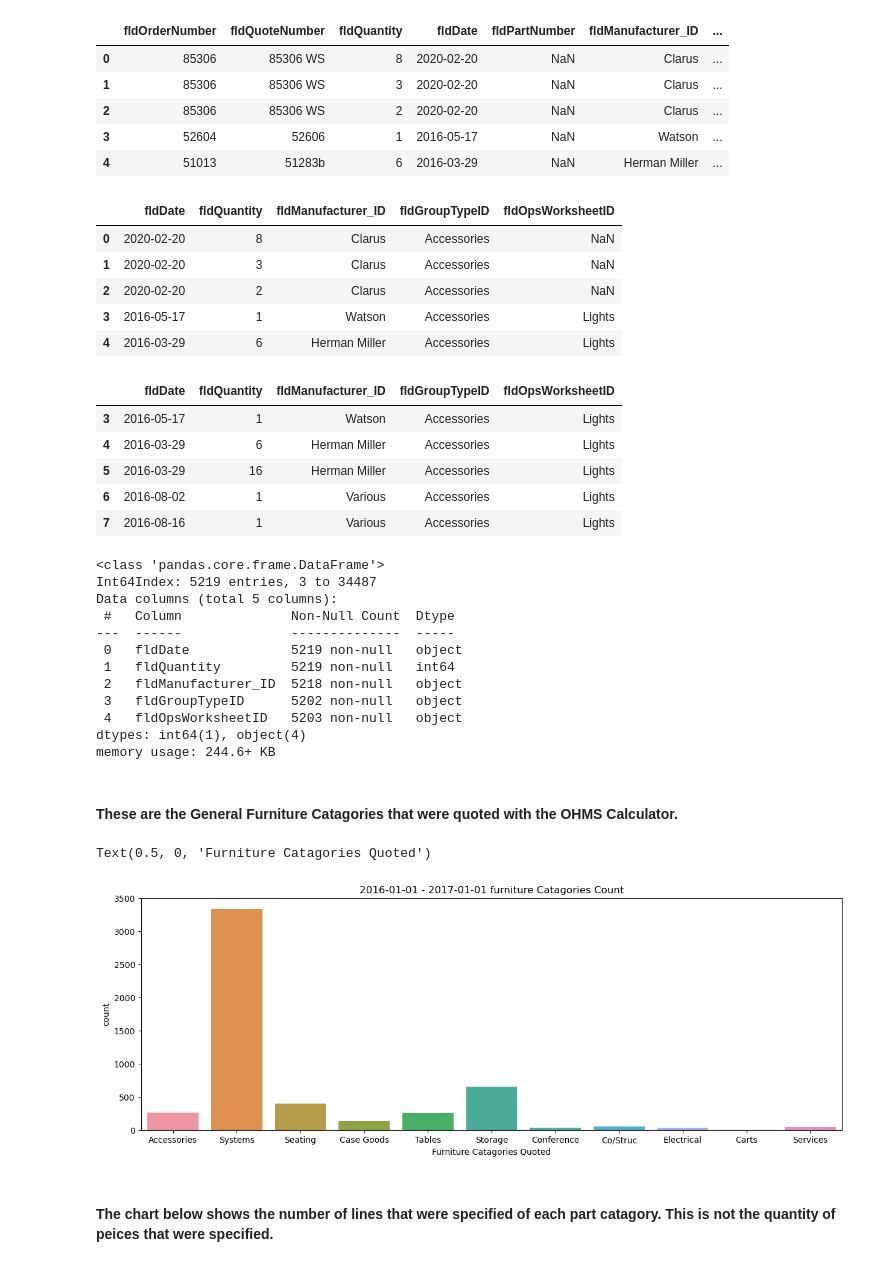
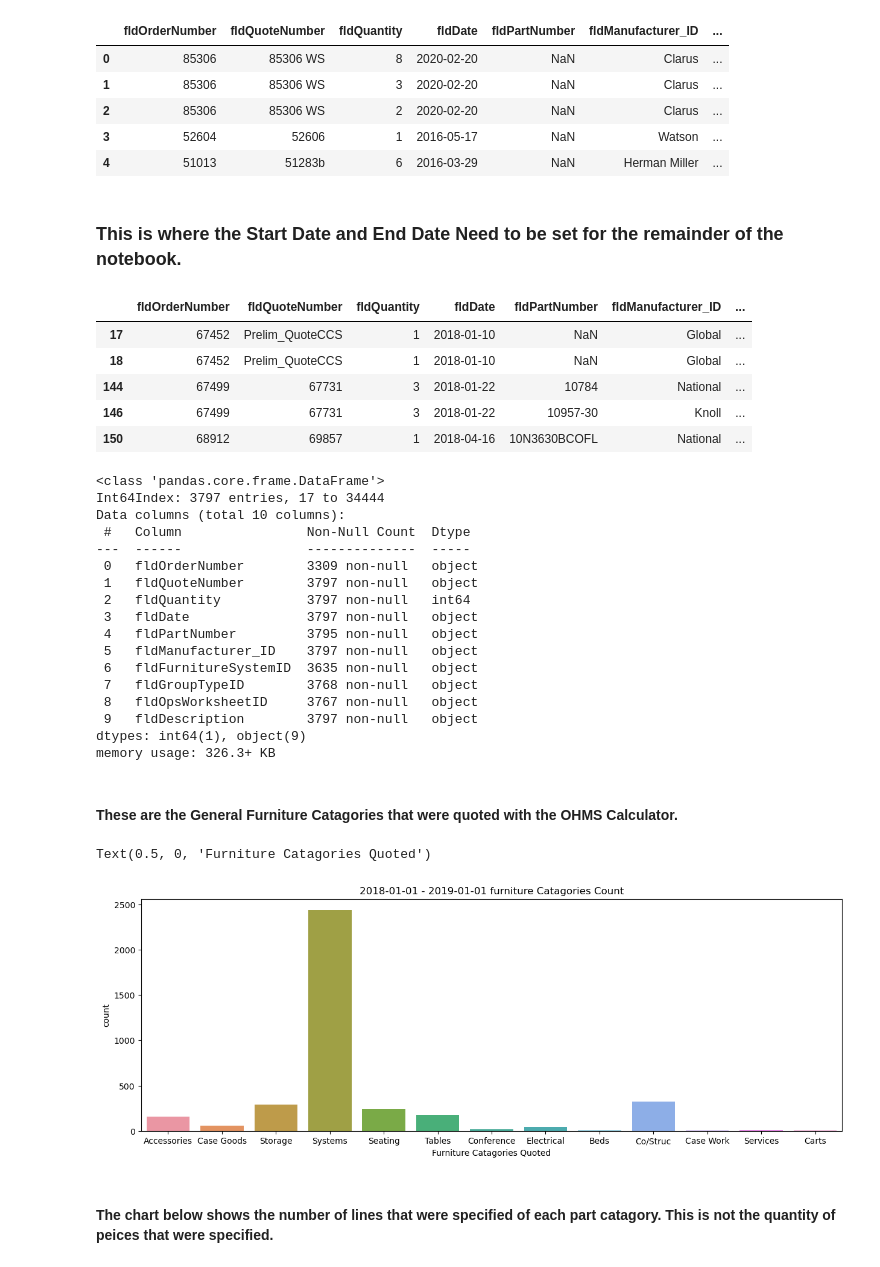
Before and after one commit to Alum-Truetime/OHMS_Data_Analysis, a Jupyter notebook: OHMS_Python/Capstone_Data_Analysis.ipynb, the cells around one changed output. Saved outputs shown, nothing was run; the diff lists cells and outputs as text; code cells hidden in the pictures.

Commit message:
Preliminary Python Notebook Completed.

```diff
--- a/OHMS_Python/Capstone_Data_Analysis.ipynb
+++ b/OHMS_Python/Capstone_Data_Analysis.ipynb
@@ -26,56 +26,53 @@ df.head()
 | 2 | 85306 | 85306 WS | 2 | 2020-02-20 | NaN | Clarus | ... |
 | 3 | 52604 | 52606 | 1 | 2016-05-17 | NaN | Watson | ... |
 | 4 | 51013 | 51283b | 6 | 2016-03-29 | NaN | Herman Miller | ... |
-# %%
-df1 = df[['fldDate', 'fldQuantity', 'fldManufacturer_ID', 'fldGroupTypeID', 'fldOpsWorksheetID']]
-df1.head()
-# %% [output]
-|  | fldDate | fldQuantity | fldManufacturer_ID | fldGroupTypeID | fldOpsWorksheetID |
-| 0 | 2020-02-20 | 8 | Clarus | Accessories | NaN |
-| 1 | 2020-02-20 | 3 | Clarus | Accessories | NaN |
-| 2 | 2020-02-20 | 2 | Clarus | Accessories | NaN |
-| 3 | 2016-05-17 | 1 | Watson | Accessories | Lights |
-| 4 | 2016-03-29 | 6 | Herman Miller | Accessories | Lights |
+# %% [markdown]
+### This is where the Start Date and End Date Need to be set for the remainder of the notebook.
 # %%
-StartDate = '2016-01-01'
-EndDate = '2017-01-01'
-df2 = df1.loc[(df1['fldDate'] >= StartDate) & (df1['fldDate'] < EndDate)]
+StartDate = '2018-01-01'
+EndDate = '2019-01-01'
+df2 = df.loc[(df['fldDate'] >= StartDate) & (df['fldDate'] < EndDate)]
 df2.head()
 # %% [output]
-|  | fldDate | fldQuantity | fldManufacturer_ID | fldGroupTypeID | fldOpsWorksheetID |
-| 3 | 2016-05-17 | 1 | Watson | Accessories | Lights |
-| 4 | 2016-03-29 | 6 | Herman Miller | Accessories | Lights |
-| 5 | 2016-03-29 | 16 | Herman Miller | Accessories | Lights |
-| 6 | 2016-08-02 | 1 | Various | Accessories | Lights |
-| 7 | 2016-08-16 | 1 | Various | Accessories | Lights |
+|  | fldOrderNumber | fldQuoteNumber | fldQuantity | fldDate | fldPartNumber | fldManufacturer_ID | ... |
+| 17 | 67452 | Prelim_QuoteCCS | 1 | 2018-01-10 | NaN | Global | ... |
+| 18 | 67452 | Prelim_QuoteCCS | 1 | 2018-01-10 | NaN | Global | ... |
+| 144 | 67499 | 67731 | 3 | 2018-01-22 | 10784 | National | ... |
+| 146 | 67499 | 67731 | 3 | 2018-01-22 | 10957-30 | Knoll | ... |
+| 150 | 68912 | 69857 | 1 | 2018-04-16 | 10N3630BCOFL | National | ... |
 # %%
 df2.info()
 # %% [output]
 <class 'pandas.core.frame.DataFrame'>
-Int64Index: 5219 entries, 3 to 34487
-Data columns (total 5 columns):
- #   Column              Non-Null Count  Dtype
----  ------              --------------  -----
- 0   fldDate             5219 non-null   object
- 1   fldQuantity         5219 non-null   int64
- 2   fldManufacturer_ID  5218 non-null   object
- 3   fldGroupTypeID      5202 non-null   object
- 4   fldOpsWorksheetID   5203 non-null   object
-dtypes: int64(1), object(4)
-memory usage: 244.6+ KB
+Int64Index: 3797 entries, 17 to 34444
+Data columns (total 10 columns):
+ #   Column                Non-Null Count  Dtype
+---  ------                --------------  -----
+ 0   fldOrderNumber        3309 non-null   object
+ 1   fldQuoteNumber        3797 non-null   object
+ 2   fldQuantity           3797 non-null   int64
+ 3   fldDate               3797 non-null   object
+ 4   fldPartNumber         3795 non-null   object
+ 5   fldManufacturer_ID    3797 non-null   object
+ 6   fldFurnitureSystemID  3635 non-null   object
+ 7   fldGroupTypeID        3768 non-null   object
+ 8   fldOpsWorksheetID     3767 non-null   object
+ 9   fldDescription        3797 non-null   object
+dtypes: int64(1), object(9)
+memory usage: 326.3+ KB
 # %% [markdown]
 #### These are the General Furniture Catagories that were quoted with the OHMS Calculator.
 # %%
-StartDate = '2016-01-01'
-EndDate = '2017-01-01'
-df2 = df1.loc[(df1['fldDate'] >= StartDate) & (df1['fldDate'] < EndDate)]
+#StartDate = '2018-01-01'
+#EndDate = '2019-01-01'
+#df2 = df1.loc[(df1['fldDate'] >= StartDate) & (df1['fldDate'] < EndDate)]
 plt.figure(figsize = (15,5))
 sns.countplot(x='fldGroupTypeID', data=df2)
 plt.title(f'{StartDate} - {EndDate} furniture Catagories Count')
 plt.xlabel('Furniture Catagories Quoted')
 # %% [output]
 Text(0.5, 0, 'Furniture Catagories Quoted')
-[figure, old version]
+[figure, new version]
 # %% [markdown]
 #### The chart below shows the number of lines that were specified of each part catagory. This is not the quantity of peices that were specified.
 # %%
```
Also changed, not shown: parts of 7 cells of this notebook.
